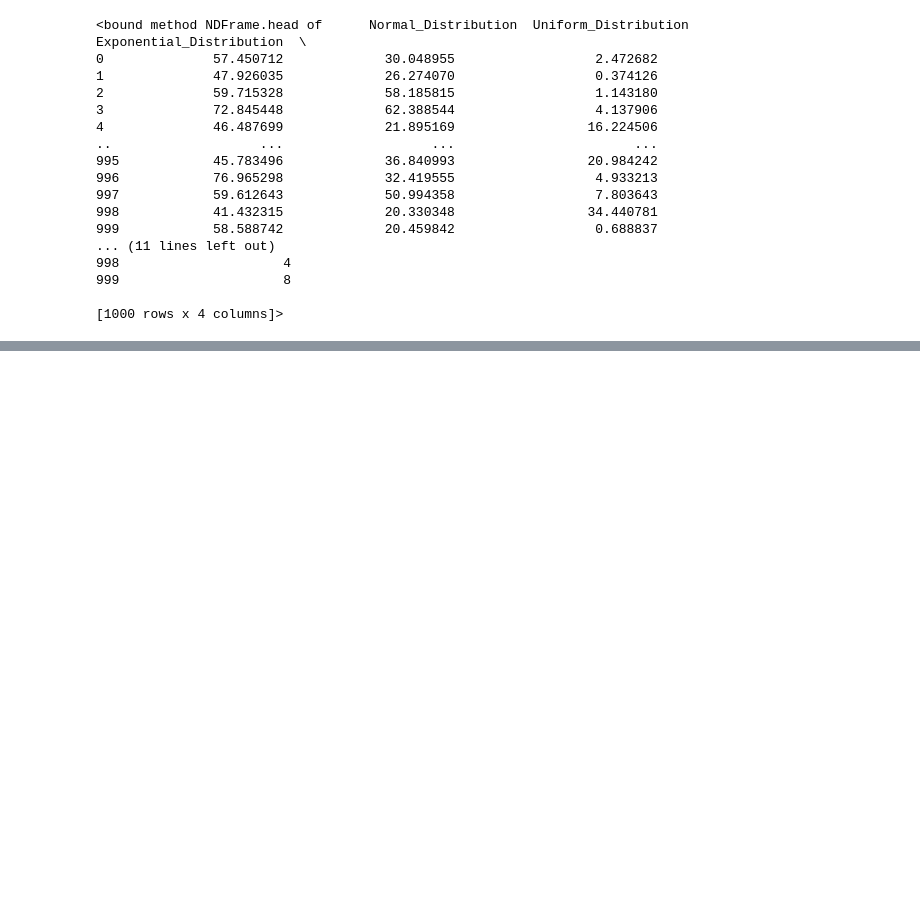
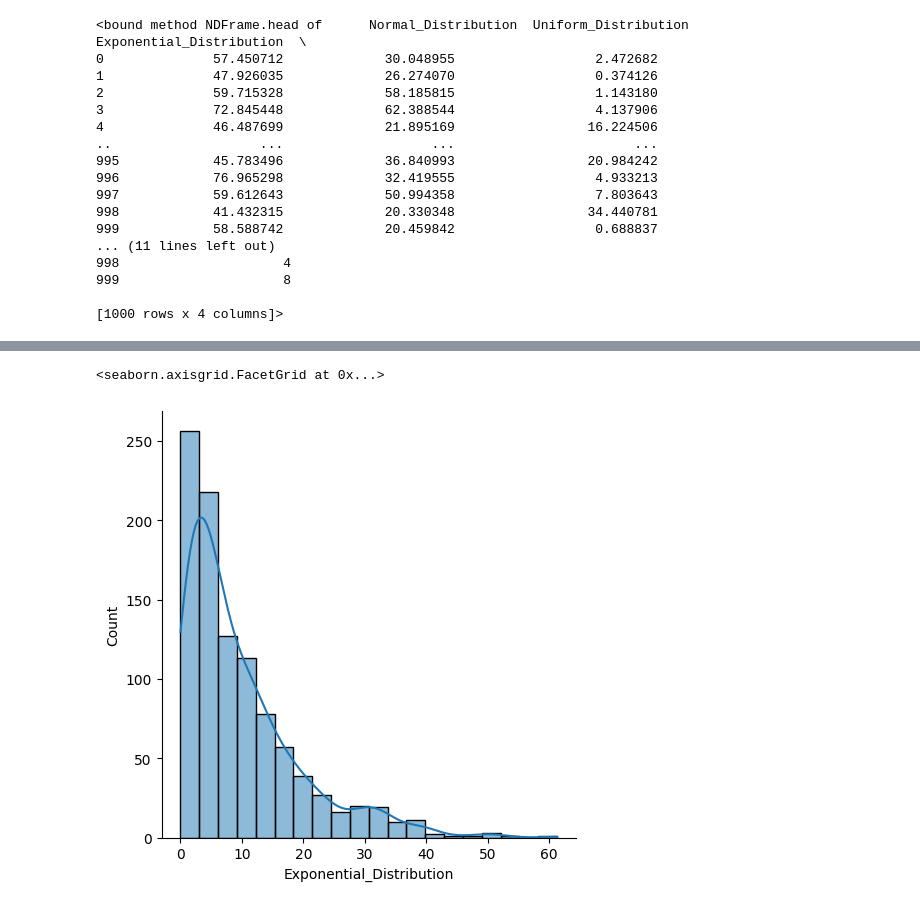
Before and after one commit to Fabllama/Data-Analytics, a Jupyter notebook: Week 10/01-Exercise Distribution Plots.ipynb, the cells around one changed output, grey strips where cells are left out. Cells and saved outputs as stored; diff of their text form; code cells hidden in the pictures; blank space fills up the shorter version.

```diff
--- a/Week 10/01-Exercise Distribution Plots.ipynb
+++ b/Week 10/01-Exercise Distribution Plots.ipynb
@@ -34,0 +40,5 @@ sns.displot(sample1['Uniform_Distribution'], kde=True, color='purple', bins=100)
+# %%
+sns.displot(sample1['Exponential_Distribution'], kde=True, bins=20)
+# %% [output]
+<seaborn.axisgrid.FacetGrid at 0x...>
+[figure, added]
```
Also changed, not shown: parts of 3 cells of this notebook.
